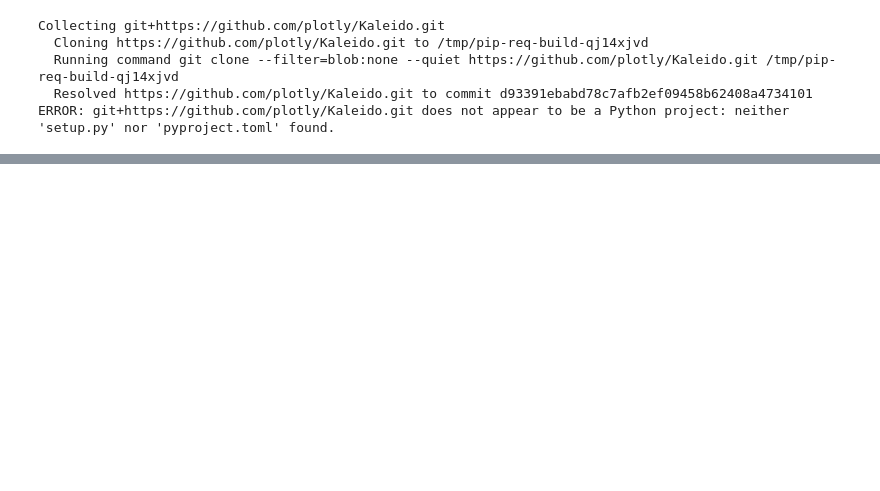
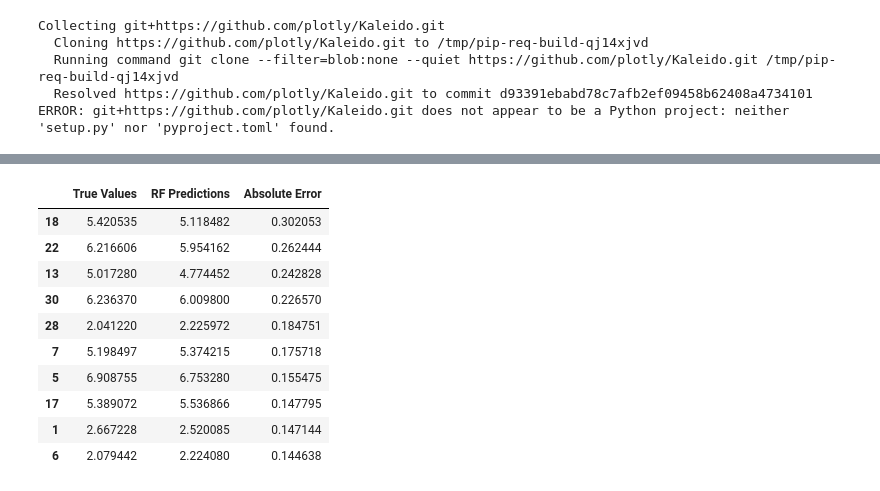
Before and after one commit to fehimecapar/Data-Science-For-Decision-Support, a Jupyter notebook: classification.ipynb, the cells around one changed output, grey strips where cells are left out. Saved outputs shown, nothing was run; the diff lists cells and outputs as text; code cells hidden in the pictures; blank space fills up the shorter version.

```diff
--- a/classification.ipynb
+++ b/classification.ipynb
@@ -534,0 +561,22 @@ fig_bar.show()
+# %%
+selected_model = ['CatBoost', 'XGB', 'RF'] # Adjusted to match actual column name prefixes
+
+for i in selected_model:
+  # Use 'i' (individual model name) to construct the column name
+  forecast_df = combined_results[['True Values', f'{i} Predictions']].copy()
+  forecast_df['Absolute Error'] = abs(forecast_df['True Values'] - forecast_df[f'{i} Predictions'])
+  forecast_df = forecast_df.sort_values(by='Absolute Error', ascending=False)
+
+forecast_df.head(10)
+# %% [output]
+|  | True Values | RF Predictions | Absolute Error |
+| 18 | 5.420535 | 5.118482 | 0.302053 |
+| 22 | 6.216606 | 5.954162 | 0.262444 |
+| 13 | 5.017280 | 4.774452 | 0.242828 |
+| 30 | 6.236370 | 6.009800 | 0.226570 |
+| 28 | 2.041220 | 2.225972 | 0.184751 |
+| 7 | 5.198497 | 5.374215 | 0.175718 |
+| 5 | 6.908755 | 6.753280 | 0.155475 |
+| 17 | 5.389072 | 5.536866 | 0.147795 |
+| 1 | 2.667228 | 2.520085 | 0.147144 |
+| 6 | 2.079442 | 2.224080 | 0.144638 |
```
Also changed, not shown: parts of 5 cells of this notebook.
